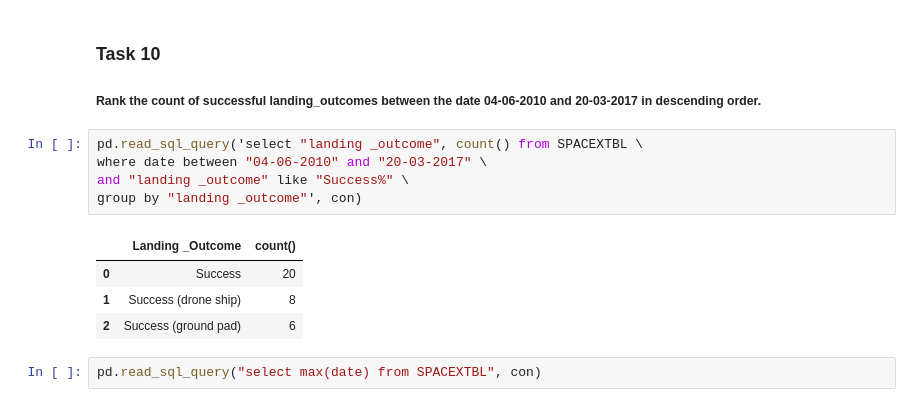
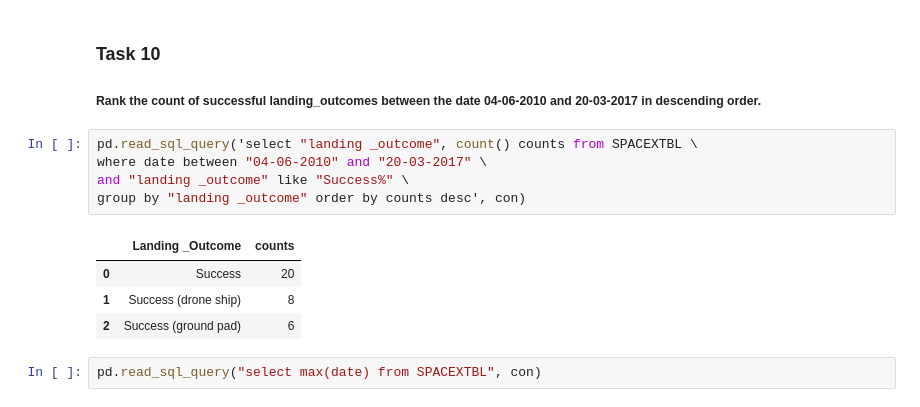
Before and after one commit to LiviaChen/coursera_capstone, a Jupyter notebook: jupyter-labs-eda-sql-coursera_sqllite.ipynb, the cells around one changed output. Drawn from its saved outputs; the diff is of its cells as text.

```diff
--- a/jupyter-labs-eda-sql-coursera_sqllite.ipynb
+++ b/jupyter-labs-eda-sql-coursera_sqllite.ipynb
@@ -274,12 +274,12 @@ and "landing _outcome" like "Failure%"', con)
 
 ##### Rank the  count of  successful landing_outcomes between the date 04-06-2010 and 20-03-2017 in descending order.
 # %%
-pd.read_sql_query('select "landing _outcome", count() from SPACEXTBL \
+pd.read_sql_query('select "landing _outcome", count() counts from SPACEXTBL \
 where date between "04-06-2010" and "20-03-2017" \
 and "landing _outcome" like "Success%" \
-group by "landing _outcome"', con)
+group by "landing _outcome" order by counts desc', con)
 # %% [output]
-|  | Landing _Outcome | count() |
+|  | Landing _Outcome | counts |
 | 0 | Success | 20 |
 | 1 | Success (drone ship) | 8 |
 | 2 | Success (ground pad) | 6 |
```
Also changed, not shown: 5 other files.
